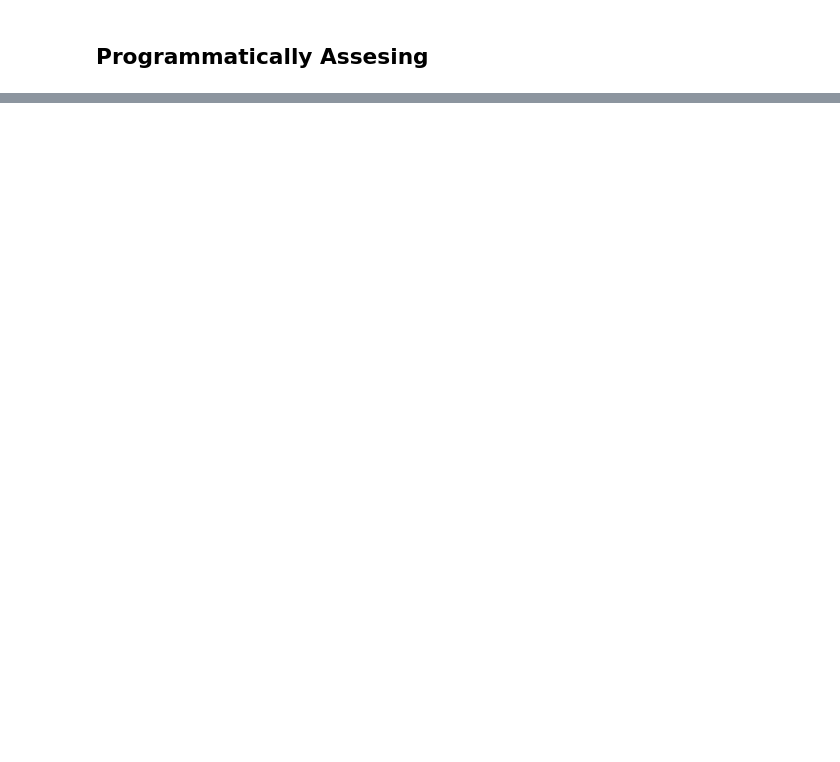
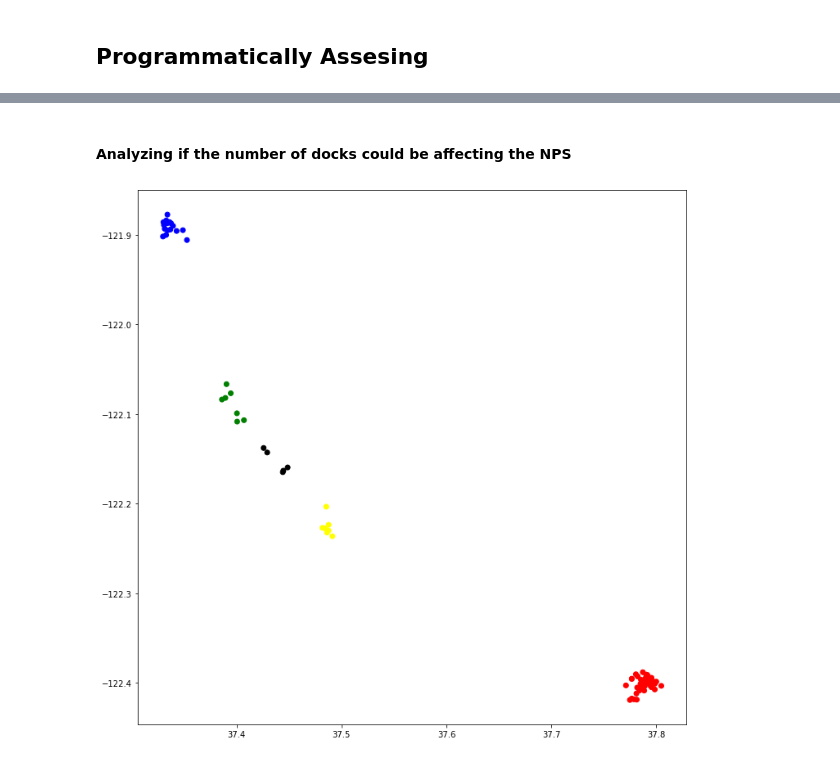
Before and after one commit to Skaraist/DataCamp_Projects, a Jupyter notebook: SF Area bike share/SF Bike Share Analysis.ipynb, the cells around one changed output, grey strips where cells are left out. Saved outputs shown, nothing was run; the diff lists cells and outputs as text; code cells hidden in the pictures; blank space fills up the shorter version.

```diff
--- a/SF Area bike share/SF Bike Share Analysis.ipynb
+++ b/SF Area bike share/SF Bike Share Analysis.ipynb
@@ -788,0 +378,16 @@ plt.legend(labels,loc=3);
+# %% [markdown]
+#### Analyzing if the number of docks could be affecting the NPS
+# %%
+#defiining colors for the graph
+values = ["red","blue","yellow","green","black"]
+
+station_df['colors'] = np.select(conditions, values)
+
+cr = station_df['colors']
+
+#Creating the chart
+plt.figure(figsize=(12,12))
+plt.scatter(station_df["lat"], station_df["long"], color = cr)
+plt.show()
+# %% [output]
+[figure, added]
```
Also changed, not shown: parts of 154 cells of this notebook.
